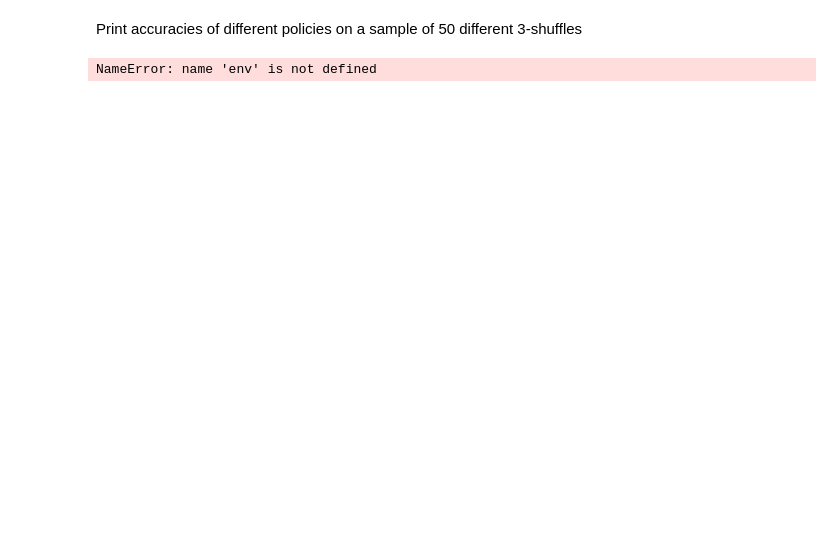
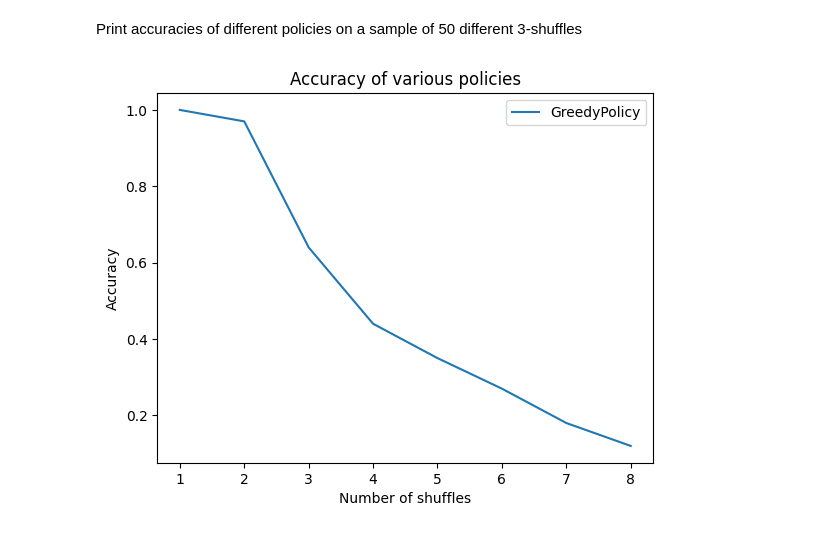
Before and after one commit to jacedoir/INF581_Cube, a Jupyter notebook: MAIN.ipynb, the cells around one changed output. Saved outputs shown, nothing was run; the diff lists cells and outputs as text; code cells hidden in the pictures; blank space fills up the shorter version.

```diff
--- a/adi.ipynb
+++ b/MAIN.ipynb
@@ -312,5 +327,6 @@ plt.show()
 Execute the following code to load the pretrained model
 # %%
 # Load a pretrained model
-adi_network=torch.load("adi_network.pth").to(device)
+adi_network = torch.load("adi_network.pth", map_location=torch.device('cpu')).to(device)
+#adi_network = torch.load("adi_network.pth").to(device)
 # %% [output]
@@ -363,8 +373,35 @@ def compute_acc(env,n_samples,n_shuffles,policy) :
+# %%
+def compute_accuracy(env, n_samples, n_shuffles, policy) :
+    success = 0
+    for _ in range(n_samples):
+        env.reset(n_shuffles)
+        solved, _, _ = policy()
+        if solved:
+            success += 1
+    return success / n_samples
+
+def plot_accuracy(env, n_samples, max_shuffles, policies):
+    for policy in policies:
+        accs = []
+        for i in tqdm(range(1,max_shuffles+1)) :
+            acc=compute_accuracy(env,n_samples,i,policy)
+            accs.append(acc)
+        plt.plot(list(range(1,max_shuffles+1)),accs,label=policy.__class__.__name__)
+        plt.xlabel("Number of shuffles")
+        plt.ylabel("Accuracy")
+        plt.title("Accuracy of various policies")
+
+    plt.legend()
+    plt.show()
 # %% [markdown]
 Print accuracies of different policies on a sample of 50 different 3-shuffles
 # %%
-print("Greedy Policy:", compute_acc(env, 50, 3, GreedyPolicy(adi_network, env)))
-print("Beam-search Policy:", compute_acc(env, 50, 3, BeamSearch(adi_network, env, 10)))
-print("UCB Policy:", compute_acc(env, 50, 3, UCB(adi_network, env, confidence=2)))
+policies = [
+    GreedyPolicy(adi_network, env),
+    #BeamSearch(adi_network, env, 10),
+    #UCB(adi_network, env, confidence=2),
+]
+
+plot_accuracy(env, 100, 8, policies)
 # %% [output]
-NameError: name 'env' is not defined
+[figure, added]
```
Also changed, not shown: parts of 19 cells of this notebook, 4 other files.
